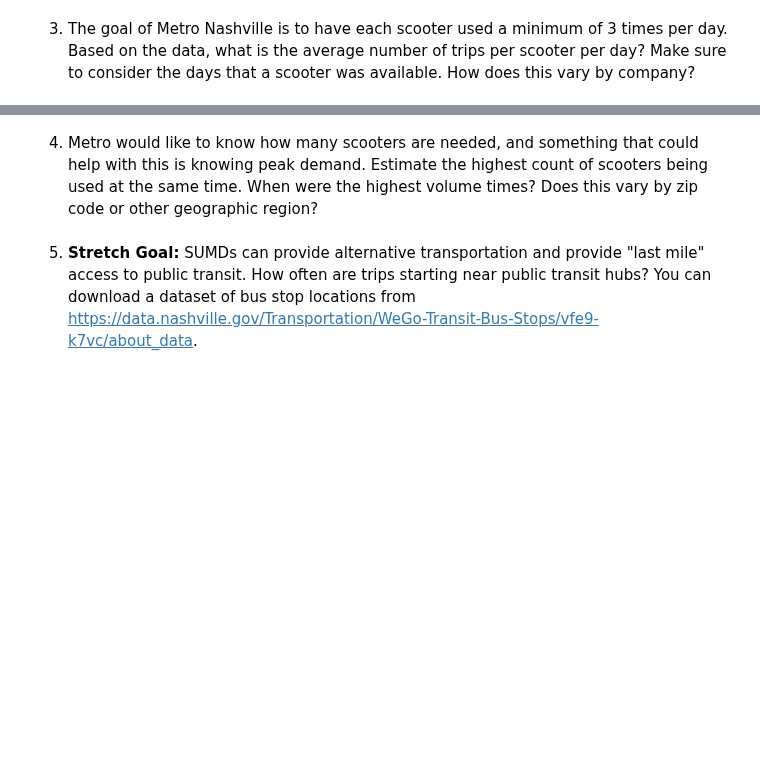
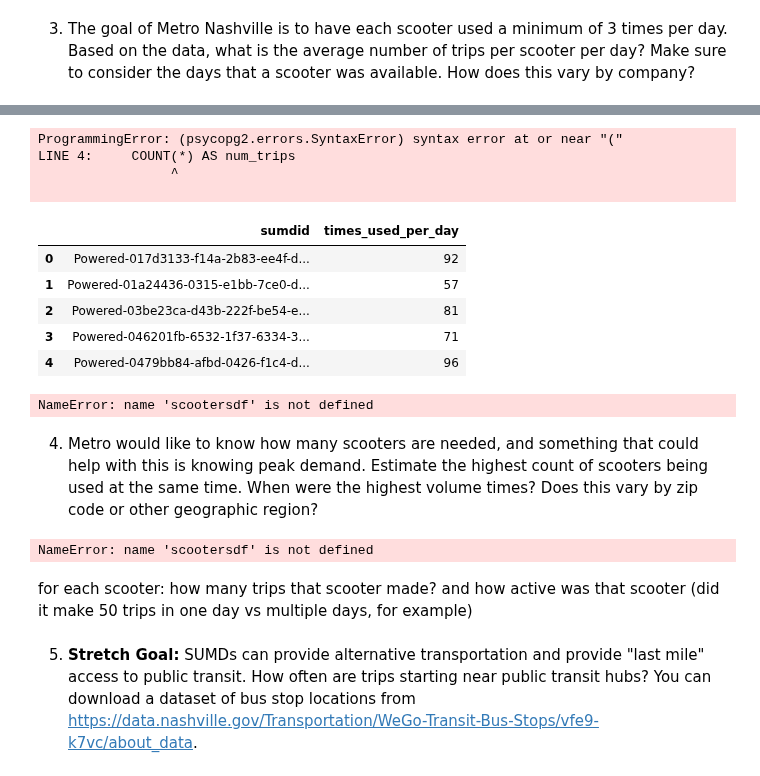
Before and after one commit to NSS-Data-Analytics-Cohort-11/scooters-hot_honey, a Jupyter notebook: MelQ Scooter Project.ipynb, the cells around one changed output, grey strips where cells are left out. Saved outputs shown, nothing was run; the diff lists cells and outputs as text; code cells hidden in the pictures; blank space fills up the shorter version.

```diff
--- a/MelQ Scooter Project.ipynb
+++ b/MelQ Scooter Project.ipynb
@@ -386,4 +455,45 @@ company_scooters = scootersdf[['companyname', 'sumdid']].groupby(['companyname']
+# %%
+query = '''
+SELECT
+    sumdid
+    COUNT(*) AS num_trips
+FROM trips;
+'''
+with engine.connect() as connection:
+    trips_per_scooter = pd.read_sql(text(query), con = connection)
+trips_per_scooter.head()
+# %% [output]
+ProgrammingError: (psycopg2.errors.SyntaxError) syntax error at or near "("
+LINE 4:     COUNT(*) AS num_trips
+                 ^
+
+# %%
+#this is the one that works
+scooter_trips_per_day = sumdid_per_day.groupby('sumdid')['times_used_per_day'].sum().reset_index()
+scooter_trips_per_day.head()
+# %% [output]
+|  | sumdid | times_used_per_day |
+| 0 | Powered-017d3133-f14a-2b83-ee4f-d... | 92 |
+| 1 | Powered-01a24436-0315-e1bb-7ce0-d... | 57 |
+| 2 | Powered-03be23ca-d43b-222f-be54-e... | 81 |
+| 3 | Powered-046201fb-6532-1f37-6334-3... | 71 |
+| 4 | Powered-0479bb84-afbd-0426-f1c4-d... | 96 |
+# %%
+company_scooters_py = scootersdf[['companyname', 'sumdid']].groupby(['companyname'])['sumdid']\
+                                                        .nunique()\
+                                                        .reset_index(name = 'count')\
+                                                        .sort_values(['count'])
+# %% [output]
+NameError: name 'scootersdf' is not defined
 # %% [markdown]
 4. Metro would like to know how many scooters are needed, and something that could help with this is knowing peak demand. Estimate the highest count of scooters being used at the same time. When were the highest volume times? Does this vary by zip code or other geographic region?
+# %%
+scootersdf['Month'] = scootersdf['pubdatetime'].dt.month
+# %% [output]
+NameError: name 'scootersdf' is not defined
+# %% [markdown]
+for each scooter:
+    how many trips that scooter made?
+    and how active was that scooter (did it make 50 trips in one day vs multiple days, for example)
 # %% [markdown]
 5. **Stretch Goal:** SUMDs can provide alternative transportation and provide "last mile" access to public transit. How often are trips starting near public transit hubs? You can download a dataset of bus stop locations from https://data.nashville.gov/Transportation/WeGo-Transit-Bus-Stops/vfe9-k7vc/about_data.
```
Also changed, not shown: parts of 96 cells of this notebook, 1 other file.
